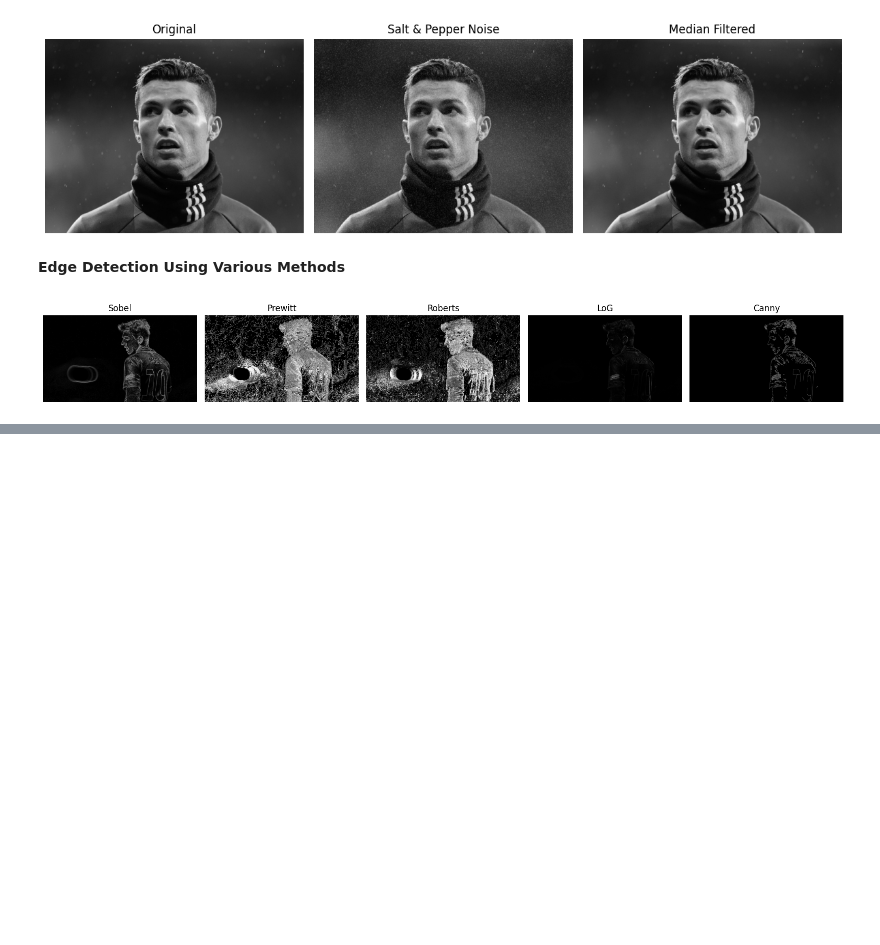
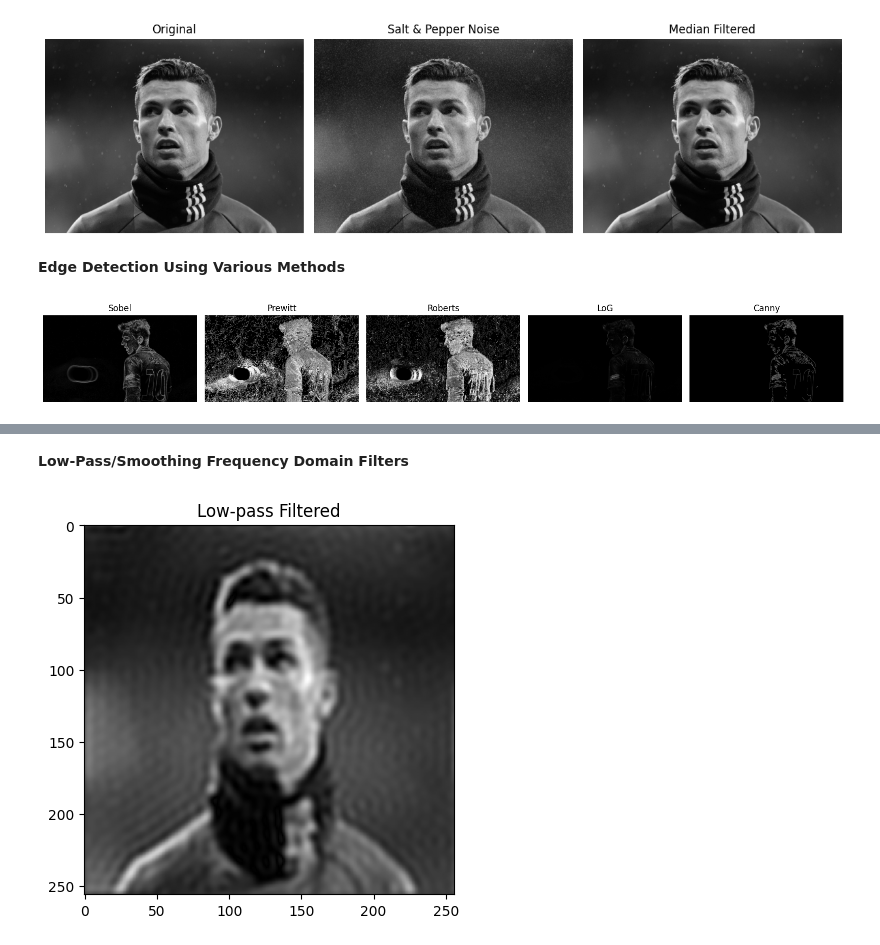
Before and after one commit to Amjadkp/DIGITAL-IMAGE-PROCESSING, a Jupyter notebook: DIGITAL_set2.ipynb, the cells around one changed output, grey strips where cells are left out. Cells and saved outputs as stored; diff of their text form; code cells hidden in the pictures; blank space fills up the shorter version.

```diff
--- a/DIGITAL_set2.ipynb
+++ b/DIGITAL_set2.ipynb
@@ -233,0 +286,24 @@ plt.show()
+# %% [markdown]
+**Low-Pass/Smoothing Frequency Domain Filters**
+# %%
+import scipy.fftpack as fp
+
+def low_pass_filter(img, radius=30):
+    f = fp.fft2(img)
+    fshift = fp.fftshift(f)
+    rows, cols = img.shape
+    crow, ccol = rows//2 , cols//2
+    mask = np.zeros_like(img)
+    cv2.circle(mask, (ccol, crow), radius, 1, -1)
+    fshift = fshift * mask
+    f_ishift = fp.ifftshift(fshift)
+    img_back = fp.ifft2(f_ishift)
+    img_back = np.abs(img_back)
+    return img_back
+
+lowpass = low_pass_filter(gray_256)
+plt.imshow(lowpass, cmap='gray')
+plt.title('Low-pass Filtered')
+plt.show()
+# %% [output]
+[figure, added]
```
Also changed, not shown: parts of 10 cells of this notebook.
